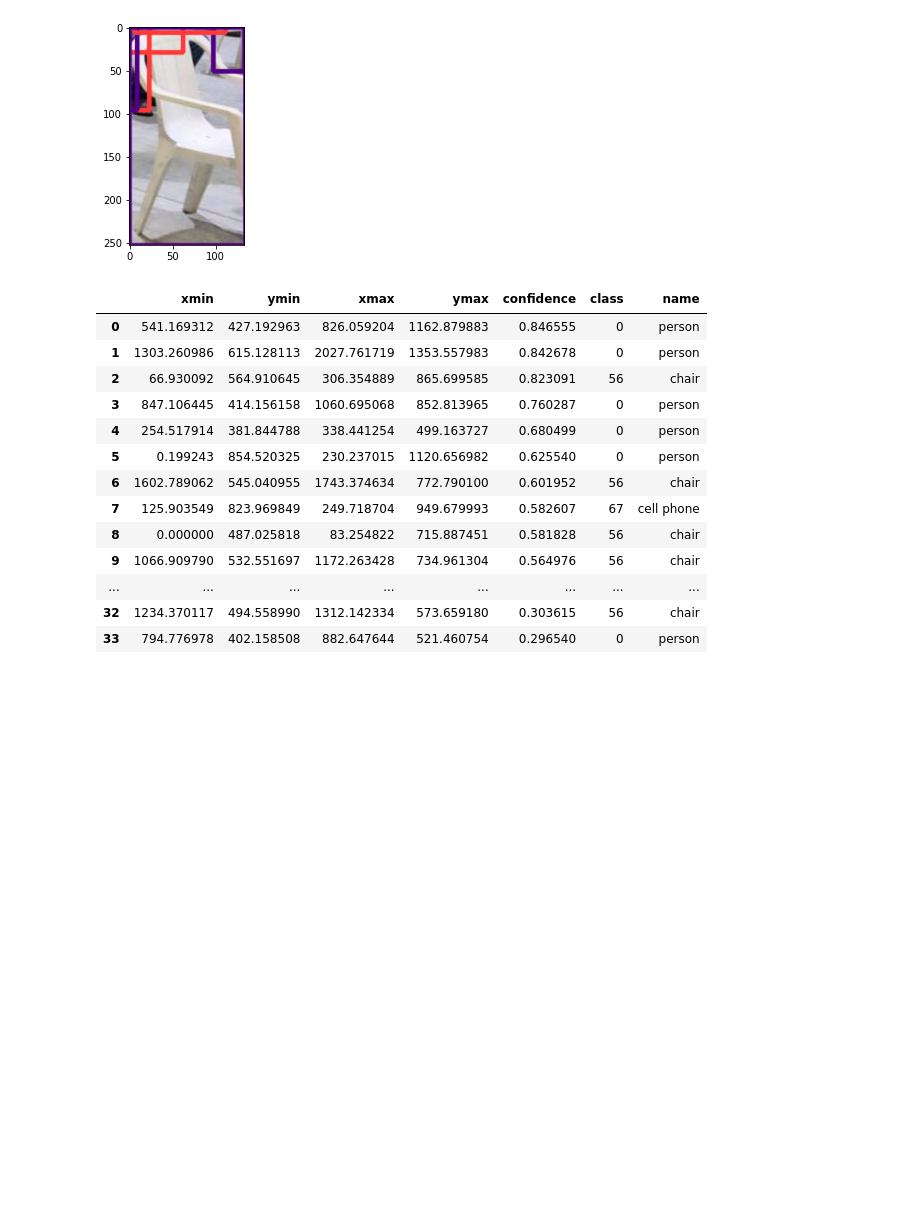
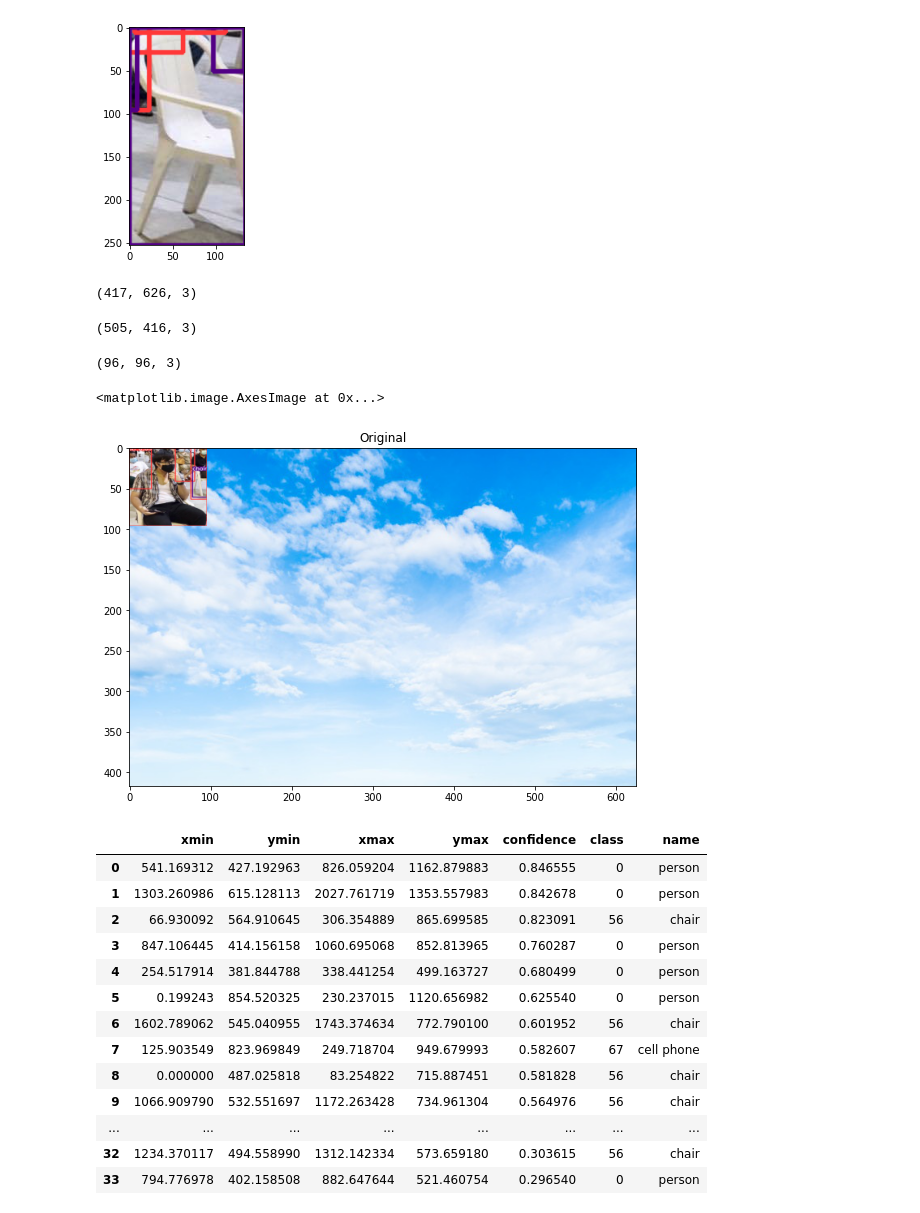
Before and after one commit to Tuchsanai/152-478-Introduction-to-Deep-Learning-for-Artificial-Intelligence-Engineering, a Jupyter notebook: 05_Image_Video_OpenCV/05_yolov5_inference/yolov5_simple.ipynb, the cells around one changed output. Saved outputs shown, nothing was run; the diff lists cells and outputs as text; code cells hidden in the pictures; blank space fills up the shorter version.

```diff
--- a/05_Image_Video_OpenCV/05_yolov5_inference/yolov5_simple.ipynb
+++ b/05_Image_Video_OpenCV/05_yolov5_inference/yolov5_simple.ipynb
@@ -76,6 +77,35 @@ plt.imshow(  img1[445:698,1108:1242] )
 # %% [output]
 <matplotlib.image.AxesImage at 0x...>
 [figure]
+# %%
+url_sky = "https://raw.githubusercontent.com/Tuchsanai/152-478-Introduction-to-Deep-Learning-for-Artificial-Intelligence-Engineering/main/02_Crash-NumPy/skyimg.jpg"
+imgsky      = io.imread(url_sky)
+
+imgsky.shape
+# %% [output]
+(417, 626, 3)
+# %%
+imgman = img1[320:825,129:545]
+imgman.shape
+# %% [output]
+(505, 416, 3)
+# %%
+resized_imgman = cv2.resize(imgman,(96,96) , interpolation = cv2.INTER_AREA)
+resized_imgman.shape
+# %% [output]
+(96, 96, 3)
+# %%
+h,w,c  =resized_imgman.shape
+
+imgsky[0:h,0:w,:] = resized_imgman
+
+plt.figure(figsize=(20, 20))
+plt.subplot(1, 2, 1)
+plt.title("Original")
+plt.imshow(imgsky)
+# %% [output]
+<matplotlib.image.AxesImage at 0x...>
+[figure, added]
 # %%
 results2.pandas().xyxy[0]
 # %% [output]
```
Also changed, not shown: parts of 1 cell of this notebook.
